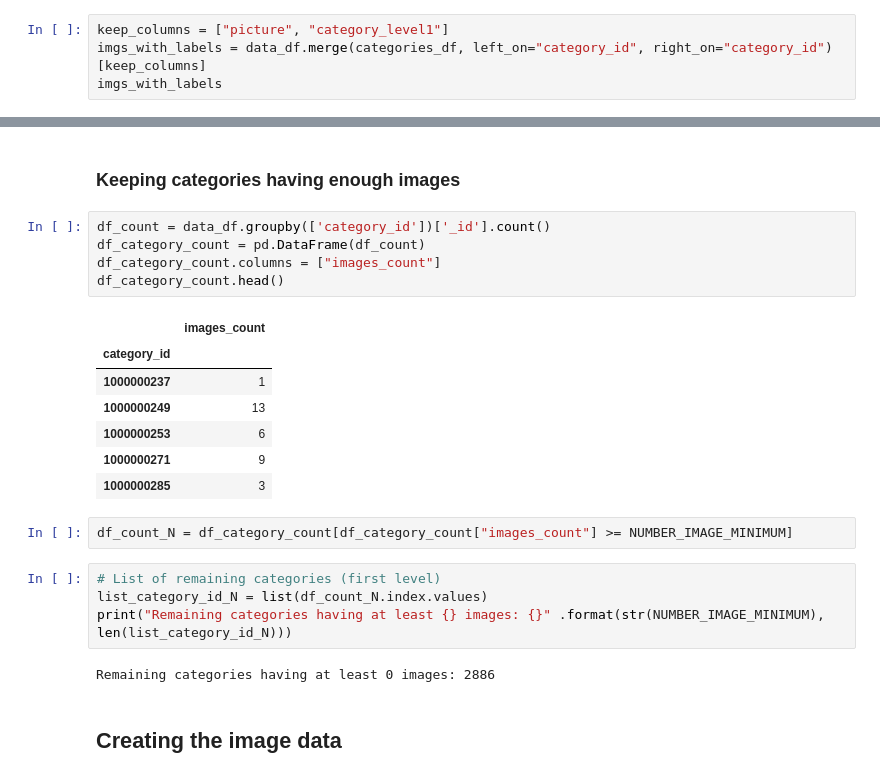
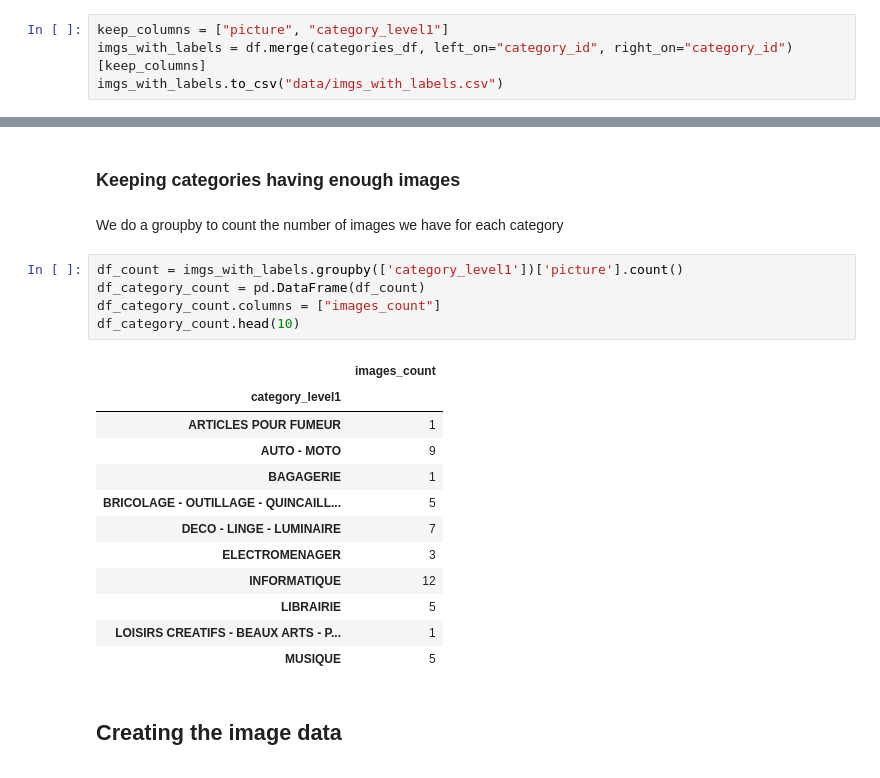
Before and after one commit to Deep-Learning-IA-School-Project/cdiscount-classfication, a Jupyter notebook: data_prep.ipynb, the cells around one changed output, grey strips where cells are left out. Drawn from its saved outputs; the diff is of its cells as text.

Commit message:
Change dataframe used for the groupby, add comments

```diff
--- a/data_prep.ipynb
+++ b/data_prep.ipynb
@@ -139,5 +133,5 @@ categories_df[categories_df["category_level1"] == "ELECTRONIQUE"].head(8)
 | 2117 | 1000013239 | ELECTRONIQUE | BOITIERS ET COFFRETS | BOITIER D'INSTALLATION MURAL |
 # %%
 keep_columns = ["picture", "category_level1"]
-imgs_with_labels = data_df.merge(categories_df, left_on="category_id", right_on="category_id")[keep_columns]
-imgs_with_labels
+imgs_with_labels = df.merge(categories_df, left_on="category_id", right_on="category_id")[keep_columns]
+imgs_with_labels.to_csv("data/imgs_with_labels.csv")
@@ -159,27 +139,26 @@ imgs_with_labels
 **We will focus on the first level for our image classifer**
 # %% [markdown]
 ### Keeping categories having enough images
+# %% [markdown]
+We do a groupby to count the number of images we have for each category
 # %%
-df_count = data_df.groupby(['category_id'])['_id'].count()
+df_count = imgs_with_labels.groupby(['category_level1'])['picture'].count()
 df_category_count = pd.DataFrame(df_count)
 df_category_count.columns = ["images_count"]
-df_category_count.head()
+df_category_count.head(10)
 # %% [output]
 |  | images_count |
-| category_id |  |
-| 1000000237 | 1 |
-| 1000000249 | 13 |
-| 1000000253 | 6 |
-| 1000000271 | 9 |
-| 1000000285 | 3 |
+| category_level1 |  |
+| ARTICLES POUR FUMEUR | 1 |
+| AUTO - MOTO | 9 |
+| BAGAGERIE | 1 |
+| BRICOLAGE - OUTILLAGE - QUINCAILL... | 5 |
+| DECO - LINGE - LUMINAIRE | 7 |
+| ELECTROMENAGER | 3 |
+| INFORMATIQUE | 12 |
+| LIBRAIRIE | 5 |
+| LOISIRS CREATIFS - BEAUX ARTS - P... | 1 |
+| MUSIQUE | 5 |
-# %%
-df_count_N = df_category_count[df_category_count["images_count"] >= NUMBER_IMAGE_MINIMUM]
-# %%
-# List of remaining categories (first level)
-list_category_id_N = list(df_count_N.index.values)
-print("Remaining categories having at least {} images: {}" .format(str(NUMBER_IMAGE_MINIMUM), len(list_category_id_N)))
-# %% [output]
-Remaining categories having at least 0 images: 2886
 # %% [markdown]
 ## Creating the image data
 # %% [markdown]
```
Also changed, not shown: parts of 8 cells of this notebook, 2 other files.
